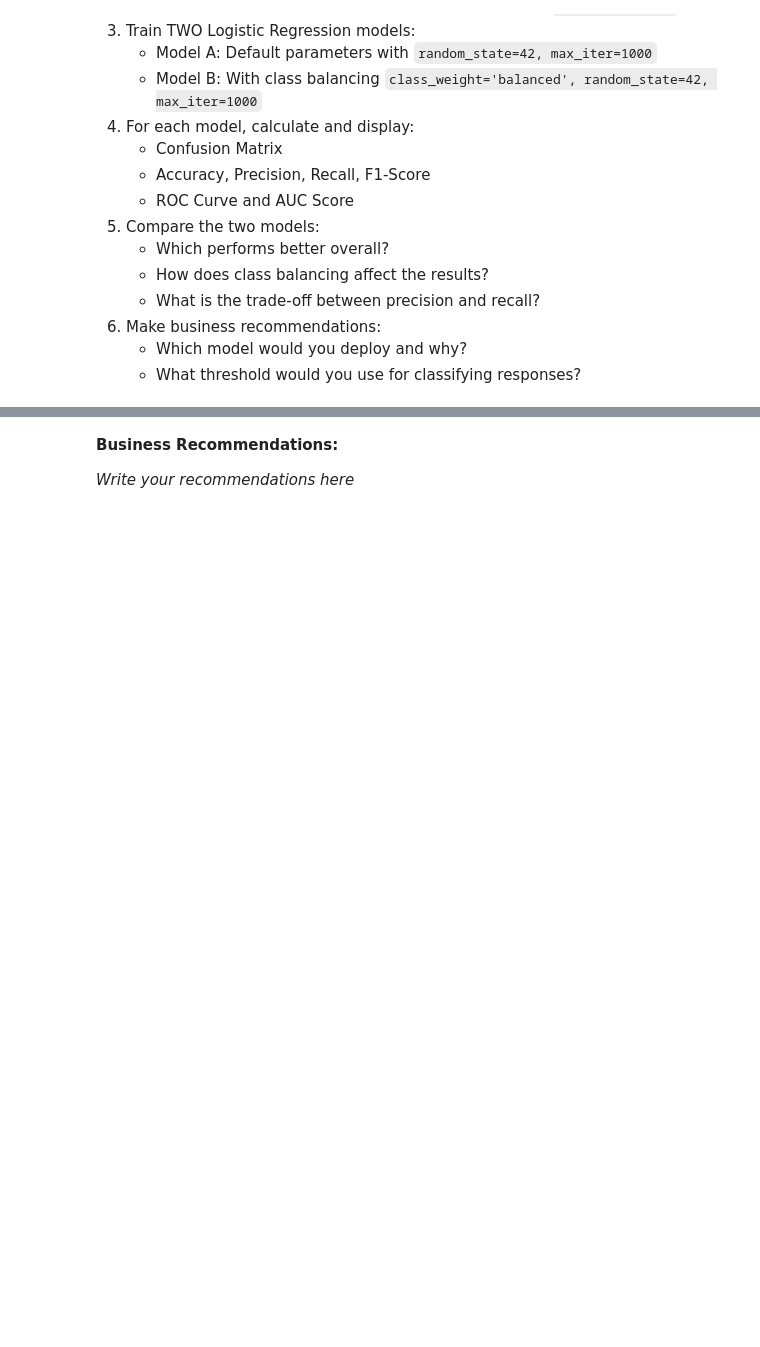
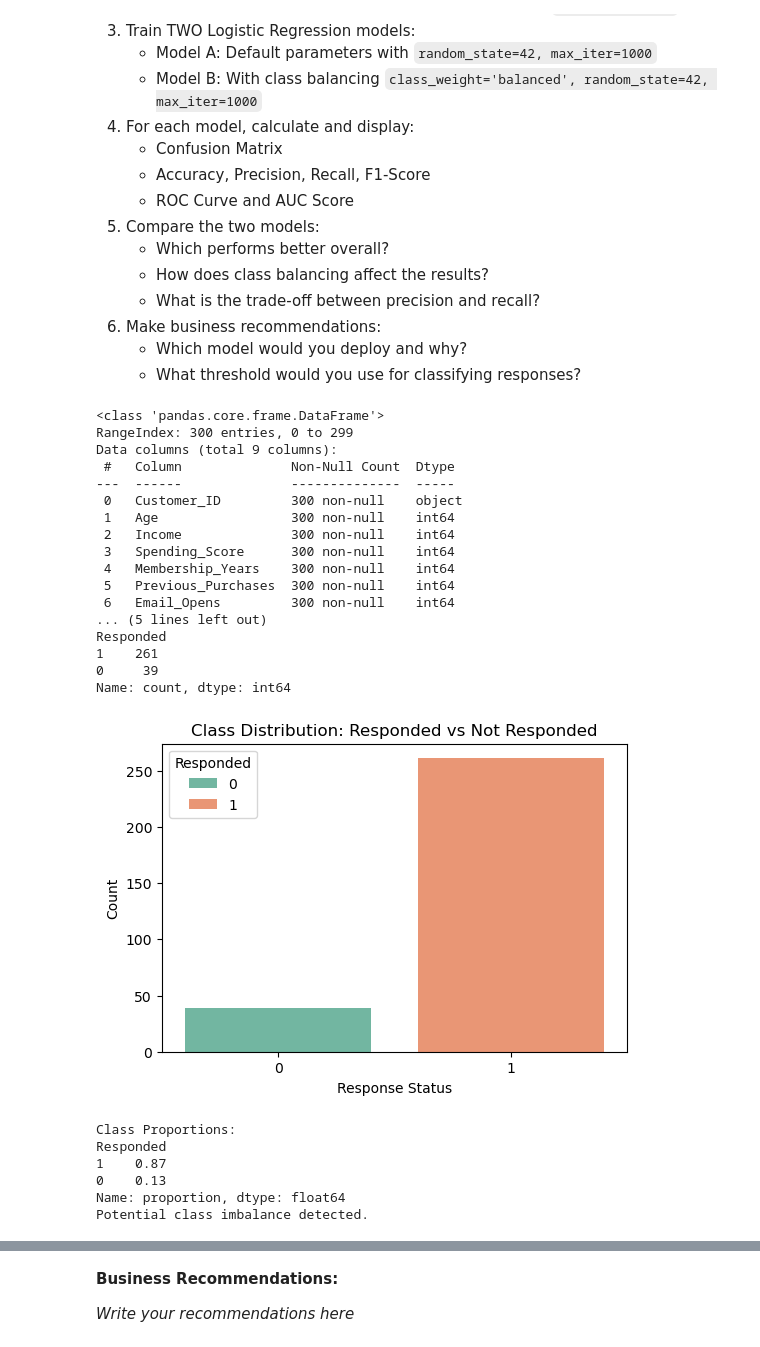
Before and after one commit to Blessing-Ekeh/dataraflow-week16-Regression, a Jupyter notebook: Take Home.ipynb, the cells around one changed output, grey strips where cells are left out. Drawn from its saved outputs; the diff is of its cells as text; code cells hidden in the pictures; blank space fills up the shorter version.

```diff
--- a/Take Home.ipynb
+++ b/Take Home.ipynb
@@ -445,2 +706,74 @@ These assignments require deeper analysis and comparison of multiple models.
 # %%
 # Load and explore the dataset
+assignment2_data = pd.read_csv('Assignment-Dataset/assignment2_marketing_campaign.csv')
+
+assignment2_data.info()
+
+# Check class distribution
+print("Class Distribution:")
+print(assignment2_data['Responded'].value_counts())
+
+# # Plot class distribution
+plt.figure(figsize=(6,4))
+sns.countplot(x='Responded', data = assignment2_data, palette='Set2', hue='Responded' )
+plt.title("Class Distribution: Responded vs Not Responded")
+plt.xlabel("Response Status")
+plt.ylabel("Count")
+plt.show()
+
+# Identify class imbalance
+response_counts = assignment2_data['Responded'].value_counts(normalize=True)
+print("\nClass Proportions:")
+print(response_counts)
+
+if response_counts.min() < 0.4:
+    print("Potential class imbalance detected.")
+else:
+    print("Classes are relatively balanced.")
+
+# 3. Visualize key features by response status
+key_features = ['Age', 'Income', 'Spending_Score', 'Membership_Years',
+                'Previous_Purchases', 'Email_Opens', 'Website_Visits']
+
+# Set up a 3x3 grid
+fig, axes = plt.subplots(3, 3, figsize=(18, 15))
+axes = axes.flatten() # flatten to easily loop through
+
+# Loop through features and plot
+for i, feature in enumerate(key_features):
+    sns.boxplot(x='Responded', y=feature, data=assignment2_data,
+                hue='Responded', palette='Set3', legend=False, ax=axes[i])
+    axes[i].set_title(f"{feature} by Response Status")
+    axes[i].set_xlabel("Response Status")
+    axes[i].set_ylabel(feature)
+
+# Remove any unused subplots because we have just 7 instead of 9 features
+for j in range(len(key_features), 9):
+    fig.delaxes(axes[j])
+plt.tight_layout()
+plt.show()
+# %% [output]
+<class 'pandas.core.frame.DataFrame'>
+RangeIndex: 300 entries, 0 to 299
+Data columns (total 9 columns):
+ #   Column              Non-Null Count  Dtype
+---  ------              --------------  -----
+ 0   Customer_ID         300 non-null    object
+ 1   Age                 300 non-null    int64
+ 2   Income              300 non-null    int64
+ 3   Spending_Score      300 non-null    int64
+ 4   Membership_Years    300 non-null    int64
+ 5   Previous_Purchases  300 non-null    int64
+ 6   Email_Opens         300 non-null    int64
+... (5 lines left out)
+Responded
+1    261
+0     39
+Name: count, dtype: int64
+[figure, added]
+Class Proportions:
+Responded
+1    0.87
+0    0.13
+Name: proportion, dtype: float64
+Potential class imbalance detected.
```
Also changed, not shown: parts of 27 cells of this notebook.
